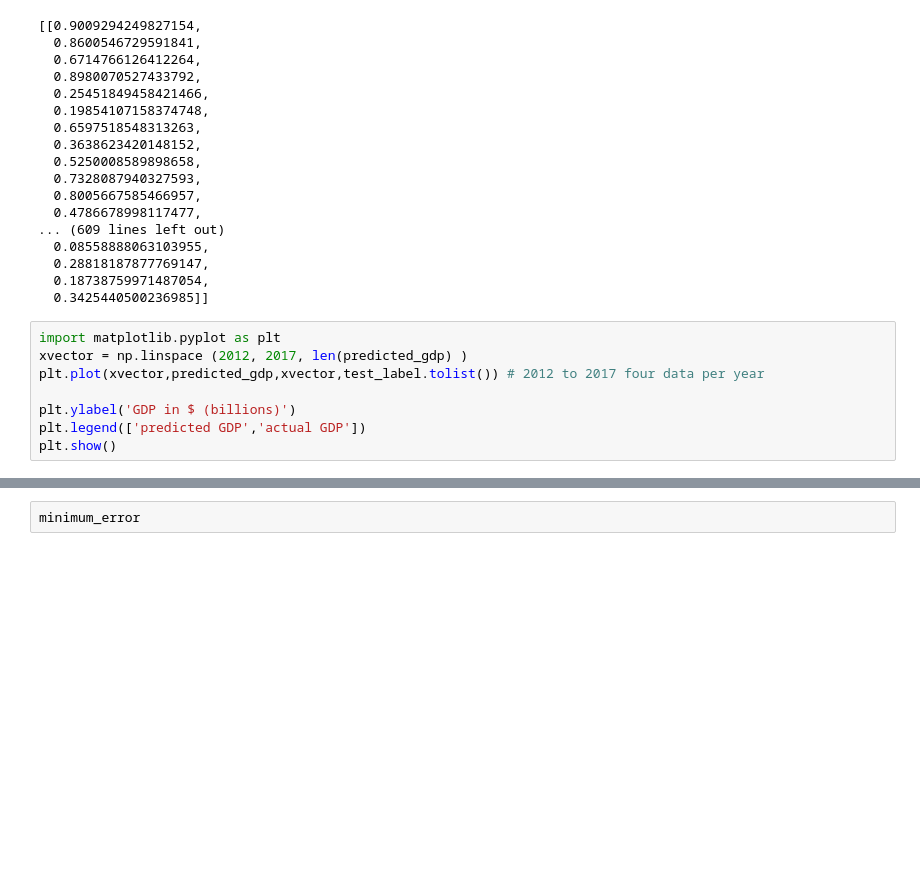
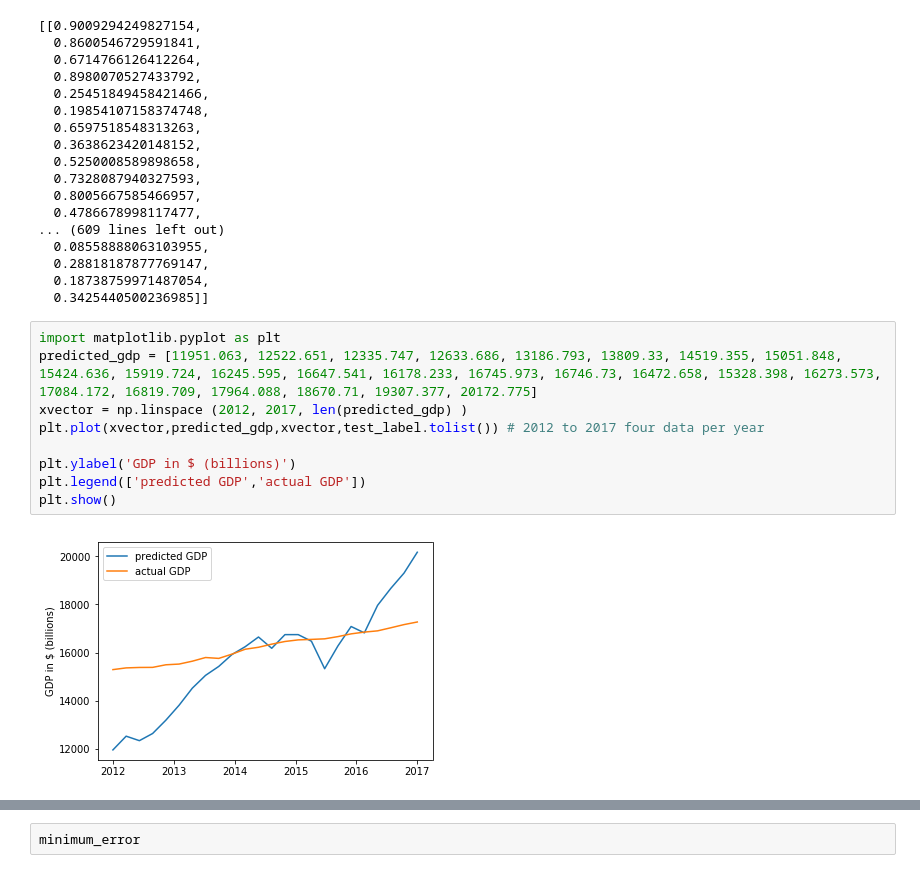
Before and after one commit to lduane2/ML-Final-Project, a Jupyter notebook: src/basicModel.ipynb, the cells around one changed output, grey strips where cells are left out. Drawn from its saved outputs; the diff is of its cells as text; blank space fills up the shorter version.

```diff
--- a/src/basicModel.ipynb
+++ b/src/basicModel.ipynb
@@ -170,9 +170,12 @@ error
   0.3425440500236985]]
 # %%
 import matplotlib.pyplot as plt
+predicted_gdp = [11951.063, 12522.651, 12335.747, 12633.686, 13186.793, 13809.33, 14519.355, 15051.848, 15424.636, 15919.724, 16245.595, 16647.541, 16178.233, 16745.973, 16746.73, 16472.658, 15328.398, 16273.573, 17084.172, 16819.709, 17964.088, 18670.71, 19307.377, 20172.775]
 xvector = np.linspace (2012, 2017, len(predicted_gdp) )
 plt.plot(xvector,predicted_gdp,xvector,test_label.tolist()) # 2012 to 2017 four data per year
 
 plt.ylabel('GDP in $ (billions)')
 plt.legend(['predicted GDP','actual GDP'])
 plt.show()
+# %% [output]
+[figure, added]
```
Also changed, not shown: parts of 6 cells of this notebook, 2 other files.
